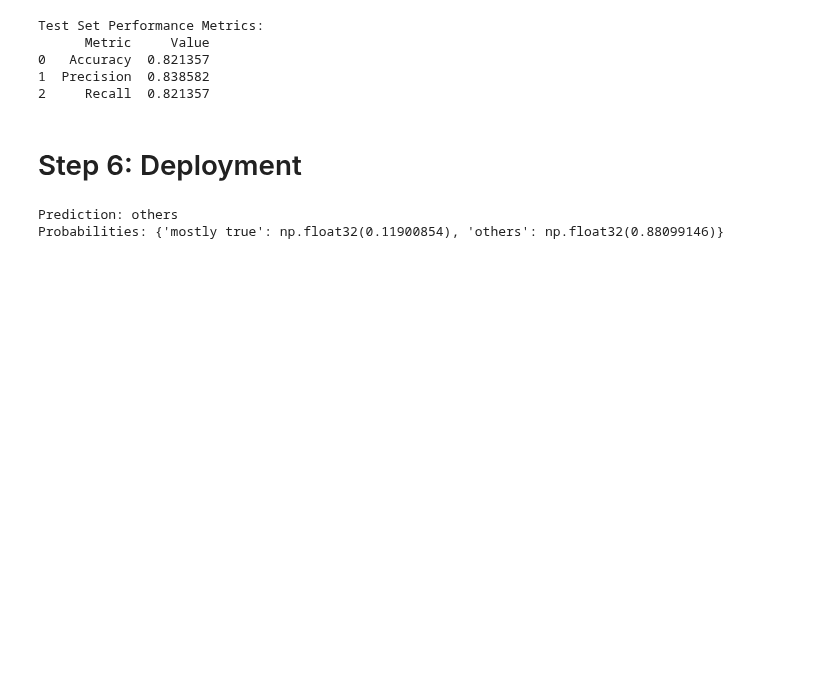
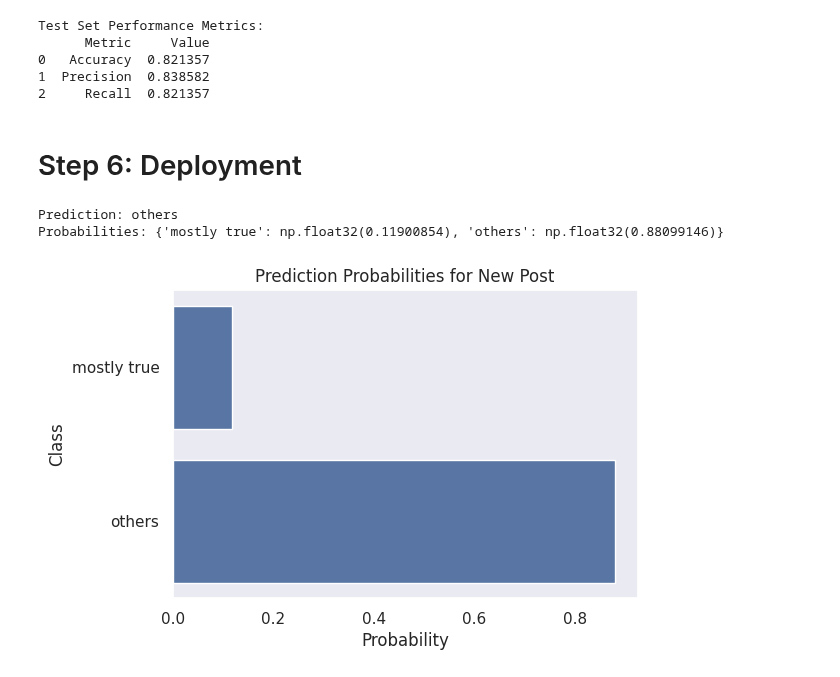
Before and after one commit to fjadidi2001/fake_news_detection, a Jupyter notebook: BERTGCNAttention.ipynb, the cells around one changed output. Saved outputs shown, nothing was run; the diff lists cells and outputs as text; code cells hidden in the pictures; blank space fills up the shorter version.

Commit message:
Bar Chart (Prediction Probabilities)

```diff
--- a/BERTGCNAttention.ipynb
+++ b/BERTGCNAttention.ipynb
@@ -670,3 +670,13 @@ print("Probabilities:", result['probabilities'])
 # %% [output]
 Prediction: others
 Probabilities: {'mostly true': np.float32(0.11900854), 'others': np.float32(0.88099146)}
+# %%
+probs = result['probabilities']
+plt.figure(figsize=(6, 4))
+sns.barplot(x=list(probs.values()), y=list(probs.keys()))
+plt.title("Prediction Probabilities for New Post")
+plt.xlabel("Probability")
+plt.ylabel("Class")
+plt.show()
+# %% [output]
+[figure, added]
```
